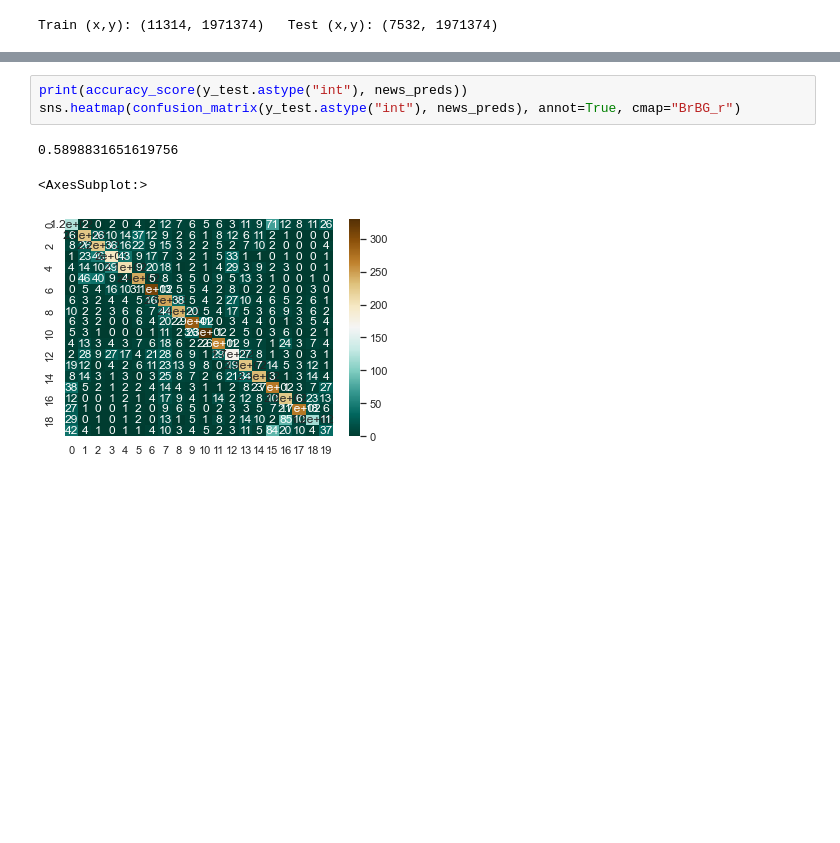
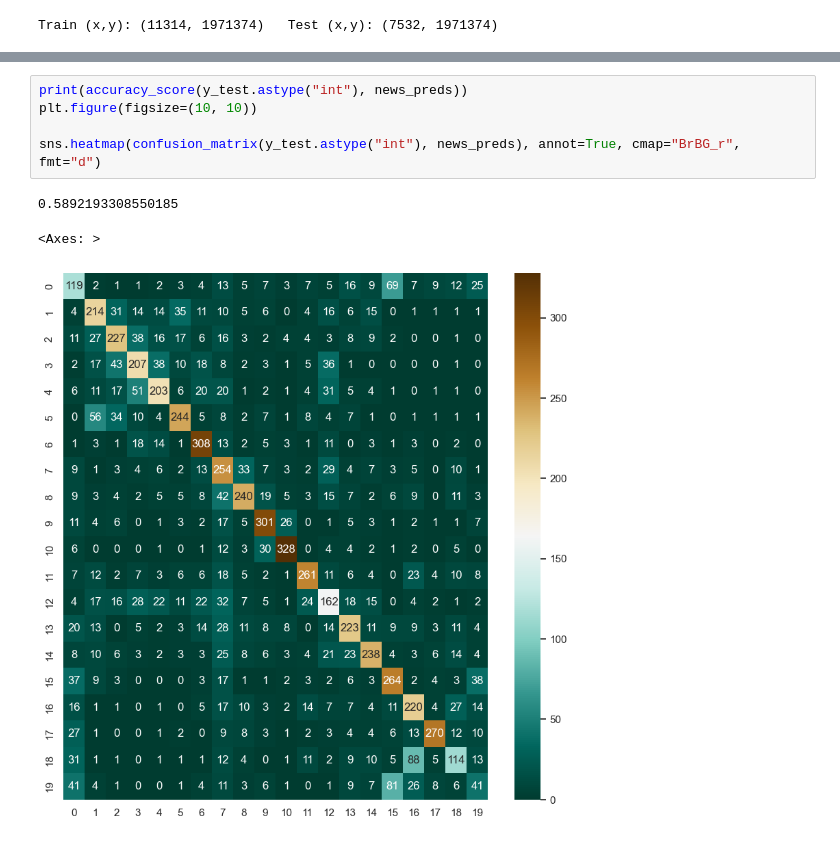
Before and after one commit to michaeljharris/Intro_to_Machine_Learning_Student_Workbooks, a Jupyter notebook: 019_boosting_sol.ipynb, the cells around one changed output, grey strips where cells are left out. Drawn from its saved outputs; the diff is of its cells as text; blank space fills up the shorter version.

```diff
--- a/019_boosting_sol.ipynb
+++ b/019_boosting_sol.ipynb
@@ -426,7 +429,9 @@ news_preds = news_model.predict(X_test)
 # %%
 print(accuracy_score(y_test.astype("int"), news_preds))
-sns.heatmap(confusion_matrix(y_test.astype("int"), news_preds), annot=True, cmap="BrBG_r")
+plt.figure(figsize=(10, 10))
+
+sns.heatmap(confusion_matrix(y_test.astype("int"), news_preds), annot=True, cmap="BrBG_r", fmt="d")
 # %% [output]
-0.5898831651619756
+0.5892193308550185
-<AxesSubplot:>
+<Axes: >
-[figure, old version]
+[figure, new version]
```
Also changed, not shown: parts of 10 cells of this notebook, 1 other file.
